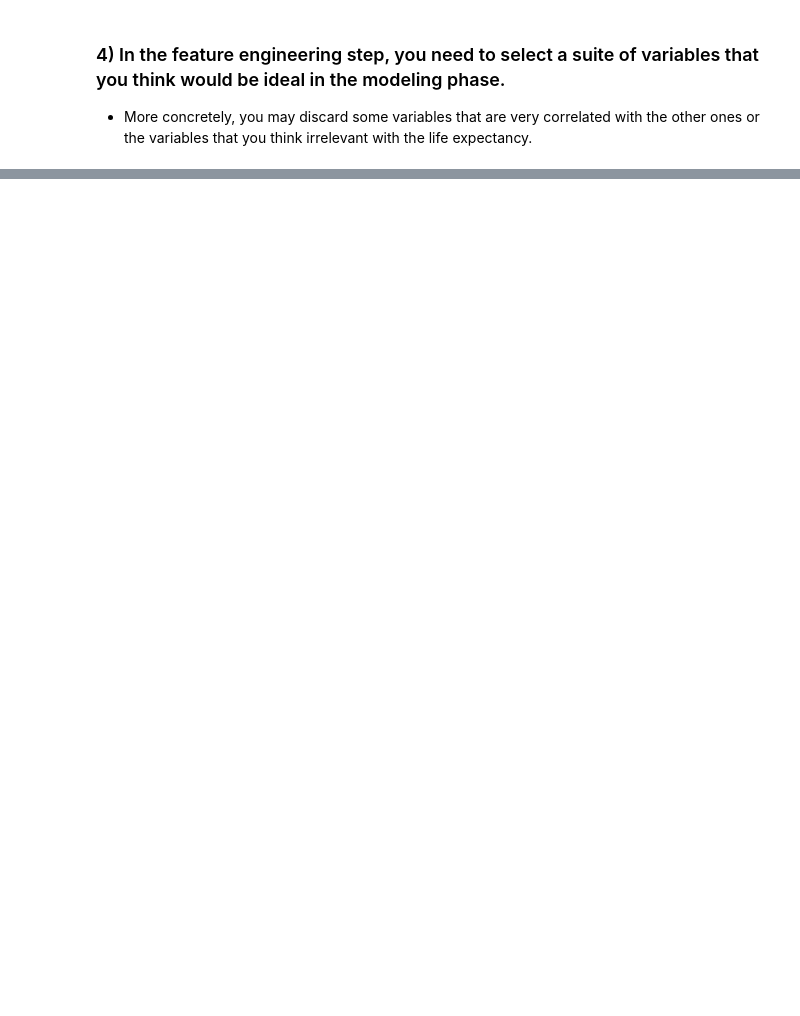
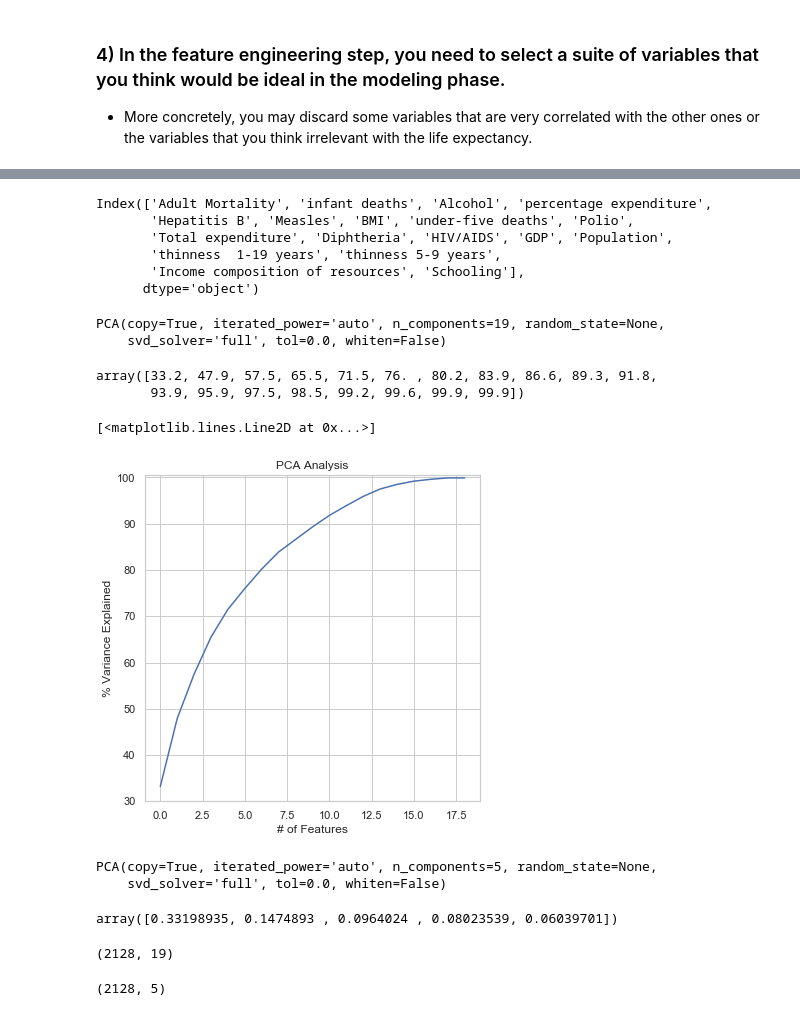
Before and after one commit to TheONEShafiq/Thinkful_Exercises, a Jupyter notebook: EDA_Challenge.ipynb, the cells around one changed output, grey strips where cells are left out. Saved outputs shown, nothing was run; the diff lists cells and outputs as text; code cells hidden in the pictures; blank space fills up the shorter version.

```diff
--- a/EDA_Challenge.ipynb
+++ b/EDA_Challenge.ipynb
@@ -472,0 +563,10 @@ The features with the greatest positive correlations (>.25) are: Alcohol, % expe
+# %%
+n=expectancy_df.columns[4:]
+n
+# %% [output]
+Index(['Adult Mortality', 'infant deaths', 'Alcohol', 'percentage expenditure',
+       'Hepatitis B', 'Measles', 'BMI', 'under-five deaths', 'Polio',
+       'Total expenditure', 'Diphtheria', 'HIV/AIDS', 'GDP', 'Population',
+       'thinness  1-19 years', 'thinness 5-9 years',
+       'Income composition of resources', 'Schooling'],
+      dtype='object')
@@ -472,0 +577,58 @@ The features with the greatest positive correlations (>.25) are: Alcohol, % expe
+# %%
+import math
+from matplotlib.mlab import PCA as mlabPCA
+from sklearn.preprocessing import StandardScaler
+from sklearn.decomposition import PCA
+from sklearn import datasets
+import pylab as pl
+
+#Select only those 19 features
+#numeric_cols=expectancy_clean.select_dtypes(include=[np.number]).columns
+df = expectancy_clean.drop(expectancy_clean.columns[[0, 1, 2]], axis=1)
+
+#Normalize the data so that all variables have a mean of 0 and standard deviation of 1.
+X = StandardScaler().fit_transform(df)
+
+#Calculate covariance matrix
+pca=PCA(n_components=19, svd_solver='full')
+pca.fit(X)
+# %% [output]
+PCA(copy=True, iterated_power='auto', n_components=19, random_state=None,
+    svd_solver='full', tol=0.0, whiten=False)
+# %%
+#Calculate Eigenvectors & Eigenvalues
+
+#calculate variance ratios
+variance = pca.explained_variance_ratio_
+var=np.cumsum(np.round(pca.explained_variance_ratio_, decimals=3)*100)
+var
+# %% [output]
+array([33.2, 47.9, 57.5, 65.5, 71.5, 76. , 80.2, 83.9, 86.6, 89.3, 91.8,
+       93.9, 95.9, 97.5, 98.5, 99.2, 99.6, 99.9, 99.9])
+# %%
+#Plot PCA output to see eigenvectors over eigenvalues
+
+plt.figure(figsize=(6,6))
+
+plt.ylabel('% Variance Explained')
+plt.xlabel('# of Features')
+plt.title('PCA Analysis')
+plt.ylim(30,100.5)
+plt.style.context('seaborn-whitegrid')
+
+
+plt.plot(var)
+# %% [output]
+[<matplotlib.lines.Line2D at 0x...>]
+[figure, added]
+# %%
+#Now run PCA for the top 5 features (~80%) of the variance
+pca=PCA(n_components=5, svd_solver='full')
+pca.fit(X)
+# %% [output]
+PCA(copy=True, iterated_power='auto', n_components=5, random_state=None,
+    svd_solver='full', tol=0.0, whiten=False)
+# %%
+pca.explained_variance_ratio_
+# %% [output]
+array([0.33198935, 0.1474893 , 0.0964024 , 0.08023539, 0.06039701])
@@ -472,0 +637,8 @@ The features with the greatest positive correlations (>.25) are: Alcohol, % expe
+# %%
+df.shape
+# %% [output]
+(2128, 19)
+# %%
+T.shape
+# %% [output]
+(2128, 5)
```
Also changed, not shown: parts of 45 cells of this notebook.
